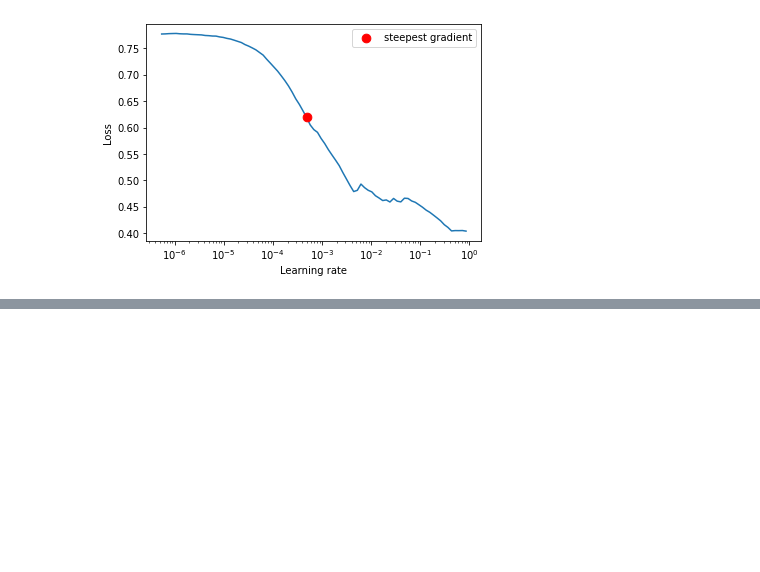
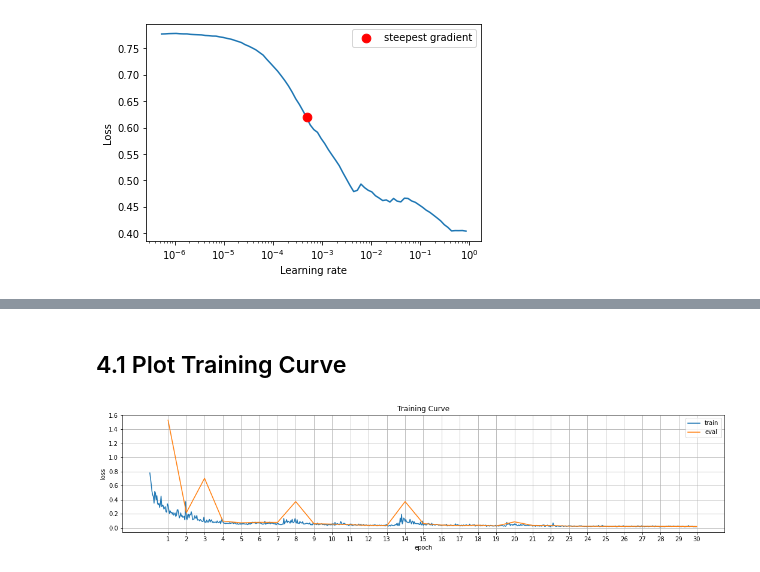
Before and after one commit to 10258392511/SemesterProject1, a Jupyter notebook: run_segmentation_car.ipynb, the cells around one changed output, grey strips where cells are left out. Drawn from its saved outputs; the diff is of its cells as text; code cells hidden in the pictures; blank space fills up the shorter version.

Commit message:
added training curve plotting and prediction on test set

```diff
--- a/run_segmentation_car.ipynb
+++ b/run_segmentation_car.ipynb
@@ -111,0 +119,8 @@ train_losses, eval_losses, lr_rates = car_trainer.train(if_plot=True)
+# %% [markdown]
+## 4.1 Plot Training Curve
+# %%
+from models.u_net import UNet
+
+model_path = "./params/car/1635177271_628721/epoch_30_eval_loss_0_0211.pt"
+loss_path = "./params/car/1635177271_628721/training.pkl"
+u_net_reload = UNet(num_down_blocks=3, target_channels=2).to(DEVICE)
@@ -111,0 +131,3 @@ train_losses, eval_losses, lr_rates = car_trainer.train(if_plot=True)
+# %%
+with open(loss_path, "rb") as rf:
+    train_losses, eval_losses, lr_rates = pickle.load(rf)
@@ -111,0 +136,4 @@ train_losses, eval_losses, lr_rates = car_trainer.train(if_plot=True)
+# %%
+plot_training_history(train_losses, eval_losses, figsize=(18, 3.6))
+# %% [output]
+[figure, added]
```
Also changed, not shown: parts of 22 cells of this notebook, 2 other files.
